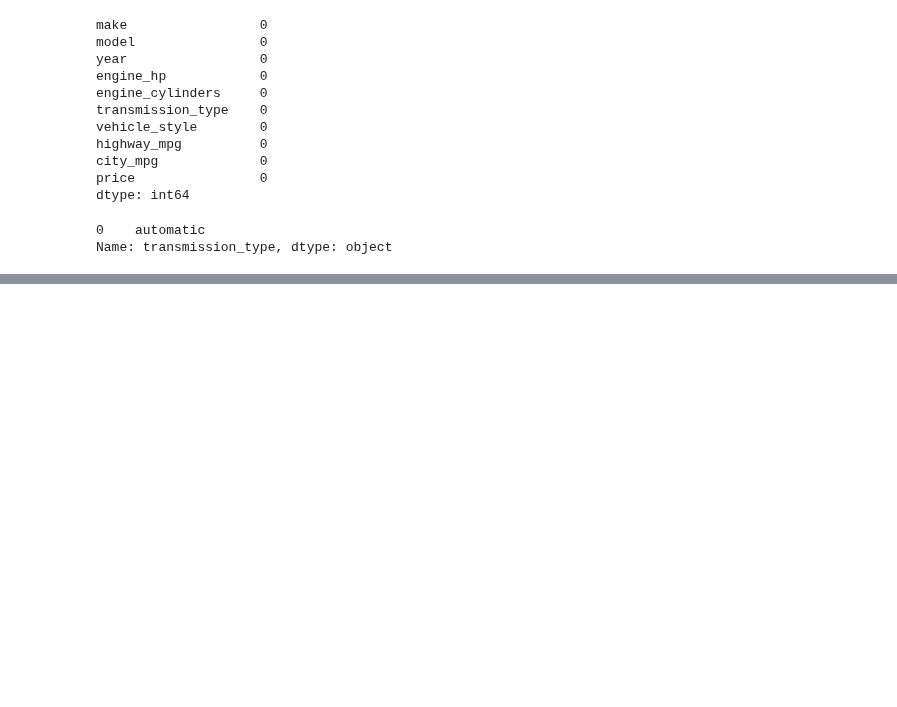
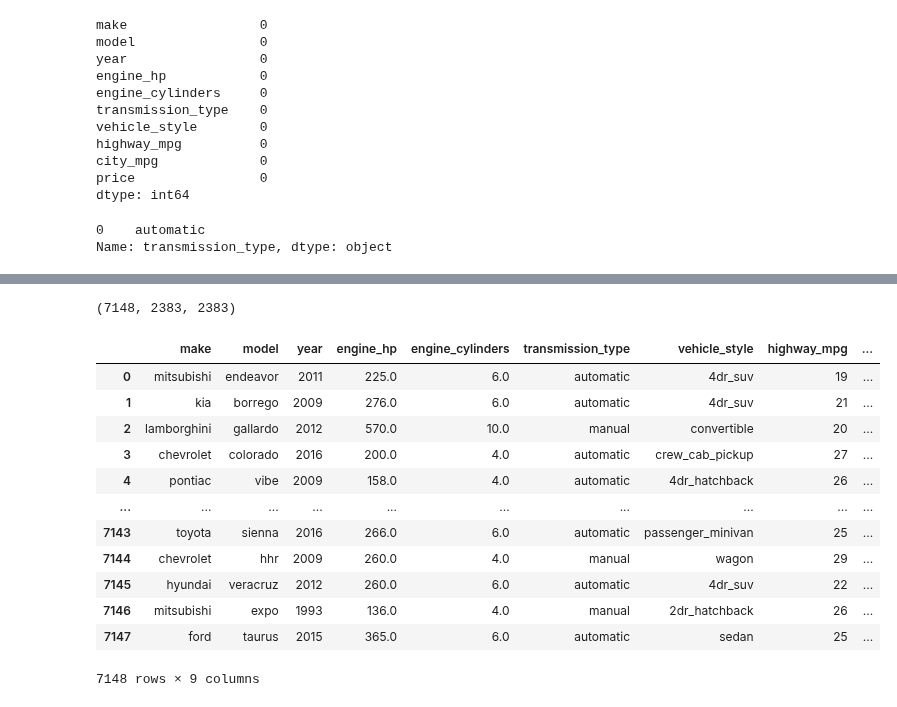
Before and after one commit to sarah-zhan/ml, a Jupyter notebook: week3/wee3.ipynb, the cells around one changed output, grey strips where cells are left out. Cells and saved outputs as stored; diff of their text form; code cells hidden in the pictures; blank space fills up the shorter version.

Commit message:
change price to binary

```diff
--- a/week3/wee3.ipynb
+++ b/week3/wee3.ipynb
@@ -171,3 +160,7 @@ selected_df["transmission_type"].mode()
 # %% [output]
 0    automatic
 Name: transmission_type, dtype: object
+# %%
+# turn the price variable from numeric into a binary format
+selected_df["above_average"] = (selected_df.price > selected_df["price"].mean()).astype(int)
+selected_df
@@ -177,3 +184,11 @@ from sklearn.model_selection import train_test_split
 
 selected_df_full_train, selected_df_test = train_test_split(selected_df, test_size=0.2, random_state=42)
 selected_df_train, selected_df_val = train_test_split(selected_df_full_train, test_size=0.25, random_state=42)
+# %%
+len(selected_df_train), len(selected_df_val), len(selected_df_test)
+# %% [output]
+(7148, 2383, 2383)
+# %%
+selected_df_train = selected_df_train.reset_index(drop=True)
+selected_df_val = selected_df_val.reset_index(drop=True)
+selected_df_test = selected_df_test.reset_index(drop=True)
@@ -179,0 +206,16 @@ selected_df_train, selected_df_val = train_test_split(selected_df_full_train, te
+# %%
+selected_df_train
+# %% [output]
+|  | make | model | year | engine_hp | engine_cylinders | transmission_type | vehicle_style | highway_mpg | ... |
+| 0 | mitsubishi | endeavor | 2011 | 225.0 | 6.0 | automatic | 4dr_suv | 19 | ... |
+| 1 | kia | borrego | 2009 | 276.0 | 6.0 | automatic | 4dr_suv | 21 | ... |
+| 2 | lamborghini | gallardo | 2012 | 570.0 | 10.0 | manual | convertible | 20 | ... |
+| 3 | chevrolet | colorado | 2016 | 200.0 | 4.0 | automatic | crew_cab_pickup | 27 | ... |
+| 4 | pontiac | vibe | 2009 | 158.0 | 4.0 | automatic | 4dr_hatchback | 26 | ... |
+| ... | ... | ... | ... | ... | ... | ... | ... | ... | ... |
+| 7143 | toyota | sienna | 2016 | 266.0 | 6.0 | automatic | passenger_minivan | 25 | ... |
+| 7144 | chevrolet | hhr | 2009 | 260.0 | 4.0 | manual | wagon | 29 | ... |
+| 7145 | hyundai | veracruz | 2012 | 260.0 | 6.0 | automatic | 4dr_suv | 22 | ... |
+| 7146 | mitsubishi | expo | 1993 | 136.0 | 4.0 | manual | 2dr_hatchback | 26 | ... |
+| 7147 | ford | taurus | 2015 | 365.0 | 6.0 | automatic | sedan | 25 | ... |
+7148 rows × 9 columns
```
Also changed, not shown: parts of 3 cells of this notebook.
